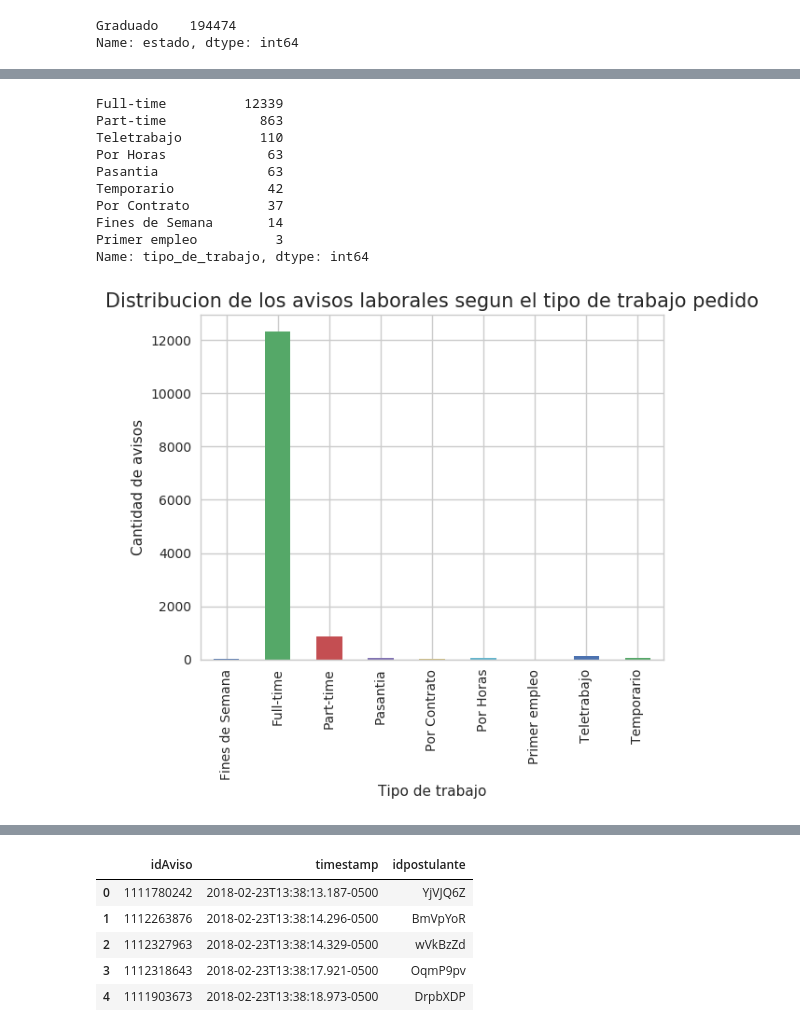
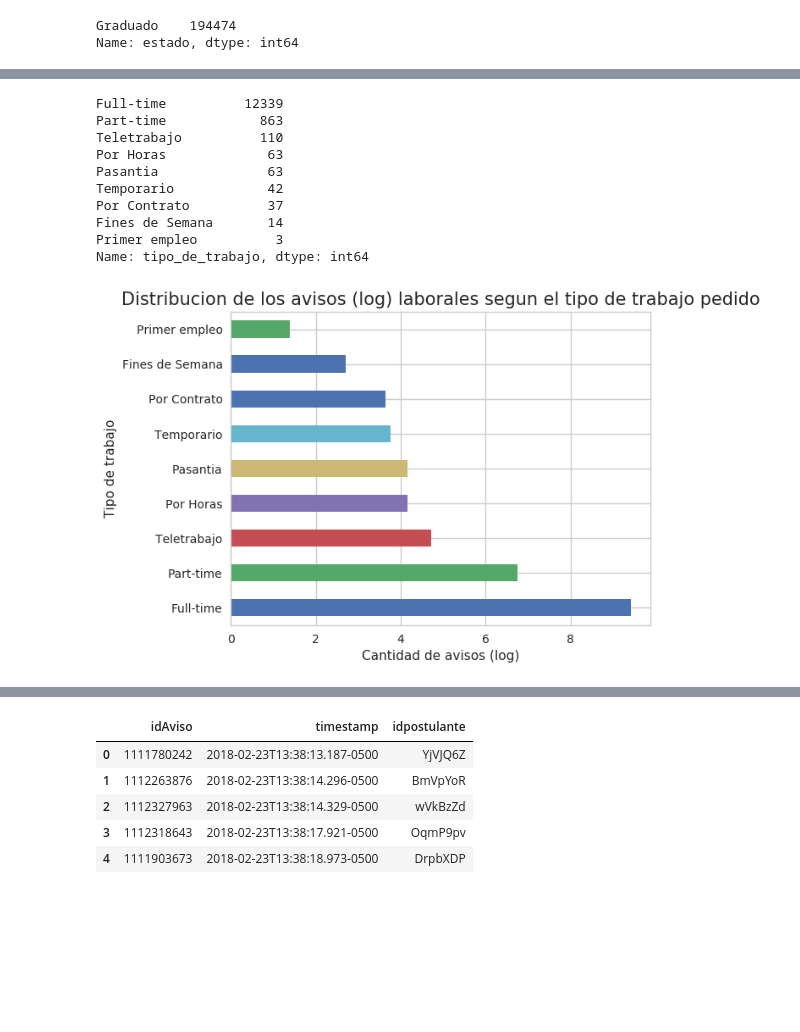
Before and after one commit to juanpcapurro/tp_datos, a Jupyter notebook: Exploracion.ipynb, the cells around one changed output, grey strips where cells are left out. Saved outputs shown, nothing was run; the diff lists cells and outputs as text; code cells hidden in the pictures; blank space fills up the shorter version.

```diff
--- a/Exploracion.ipynb
+++ b/Exploracion.ipynb
@@ -66,8 +82,8 @@ dtype: bool
 # %%
 #ESTE DF TIENE DATOS NULOS EN LAS COLUMNAS DE 'CIUDAD', 'MAPACALLE' Y 'DENOMINACION_EMPRESA'.
 #Decidimos eliminarlas ya que no nos parecieron muy relevantes para el analisis
-avisos_detalle.drop(['ciudad','mapacalle','denominacion_empresa'],1,inplace=True)
-avisos_detalle.drop('descripcion',1,inplace=True)
+avisos_detalle.drop(['ciudad','mapacalle','denominacion_empresa','descripcion'],1,inplace=True)
+#avisos_detalle.drop('descripcion',1,inplace=True)
 # %%
 #Asi quedaria finalmente el archivo 'avisos_detalle' para el analisis
 avisos_detalle.head()
@@ -437,20 +524,20 @@ Name: nivel_laboral, dtype: int64
 # %%
-avisos_tipo_de_trabajo = avisos_detalle['tipo_de_trabajo'].value_counts().sort_index().plot(kind='bar')
-avisos_tipo_de_trabajo.set_title('Distribucion de los avisos laborales segun el tipo de trabajo pedido',fontsize=15)
-avisos_tipo_de_trabajo.set_xlabel('Tipo de trabajo')
-avisos_tipo_de_trabajo.set_ylabel('Cantidad de avisos');
+avisos_tipo_de_trabajo = np.log(avisos_detalle['tipo_de_trabajo'].value_counts()+1).plot(kind='barh')
+avisos_tipo_de_trabajo.set_title('Distribucion de los avisos (log) laborales segun el tipo de trabajo pedido',fontsize=15)
+avisos_tipo_de_trabajo.set_ylabel('Tipo de trabajo')
+avisos_tipo_de_trabajo.set_xlabel('Cantidad de avisos (log)');
 
 avisos_detalle['tipo_de_trabajo'].value_counts()
 # %% [output]
 Full-time          12339
 Part-time            863
 Teletrabajo          110
 Por Horas             63
 Pasantia              63
 Temporario            42
 Por Contrato          37
 Fines de Semana       14
 Primer empleo          3
 Name: tipo_de_trabajo, dtype: int64
-[figure, old version]
+[figure, new version]
 # %%
```
Also changed, not shown: parts of 26 cells of this notebook.
